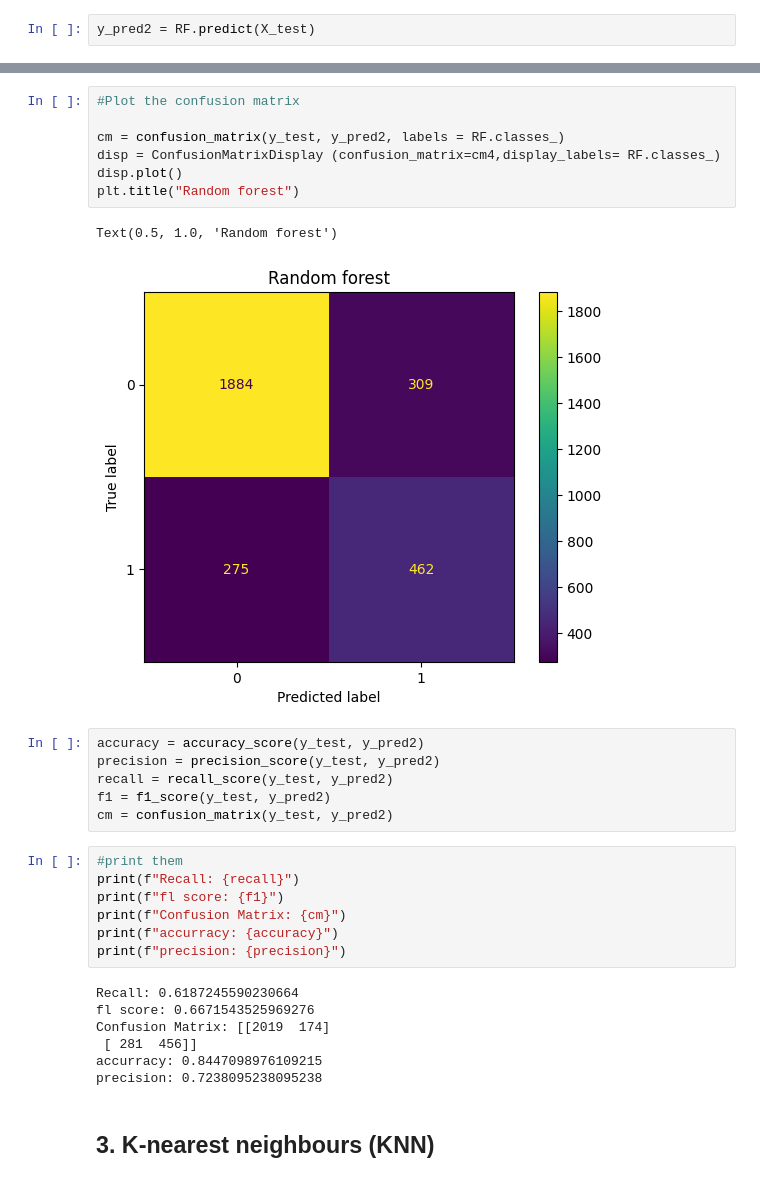
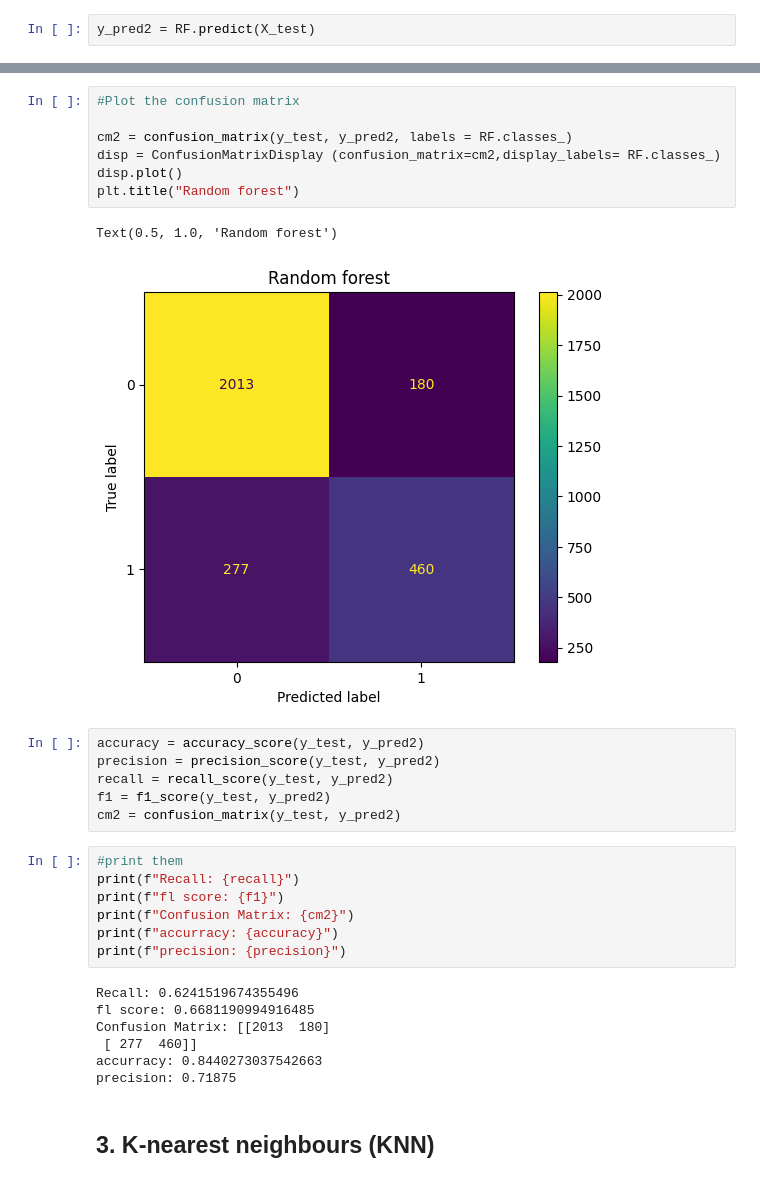
Before and after one commit to Uchebuzz/Machine-Learning-Models, a Jupyter notebook: Workshop #3.ipynb, the cells around one changed output, grey strips where cells are left out. Drawn from its saved outputs; the diff is of its cells as text.

```diff
--- a/Workshop #3.ipynb
+++ b/Workshop #3.ipynb
@@ -284,33 +284,33 @@ array([0, 0, 0, ..., 1, 0, 0])
 # %%
 #Plot the confusion matrix
 
-cm = confusion_matrix(y_test, y_pred2, labels = RF.classes_)
-disp = ConfusionMatrixDisplay (confusion_matrix=cm4,display_labels= RF.classes_)
+cm2 = confusion_matrix(y_test, y_pred2, labels = RF.classes_)
+disp = ConfusionMatrixDisplay (confusion_matrix=cm2,display_labels= RF.classes_)
 disp.plot()
 plt.title("Random forest")
 # %% [output]
 Text(0.5, 1.0, 'Random forest')
-[figure, old version]
+[figure, new version]
 # %%
 accuracy = accuracy_score(y_test, y_pred2)
 precision = precision_score(y_test, y_pred2)
 recall = recall_score(y_test, y_pred2)
 f1 = f1_score(y_test, y_pred2)
-cm = confusion_matrix(y_test, y_pred2)
+cm2 = confusion_matrix(y_test, y_pred2)
 # %%
 #print them
 print(f"Recall: {recall}")
 print(f"fl score: {f1}")
-print(f"Confusion Matrix: {cm}")
+print(f"Confusion Matrix: {cm2}")
 print(f"accurracy: {accuracy}")
 print(f"precision: {precision}")
 # %% [output]
-Recall: 0.6187245590230664
-fl score: 0.6671543525969276
-Confusion Matrix: [[2019  174]
- [ 281  456]]
-accurracy: 0.8447098976109215
-precision: 0.7238095238095238
+Recall: 0.6241519674355496
+fl score: 0.6681190994916485
+Confusion Matrix: [[2013  180]
+ [ 277  460]]
+accurracy: 0.8440273037542663
+precision: 0.71875
 # %% [markdown]
 ## 3. K-nearest neighbours (KNN)
 # %%
```
Also changed, not shown: parts of 11 cells of this notebook, 1 other file.
